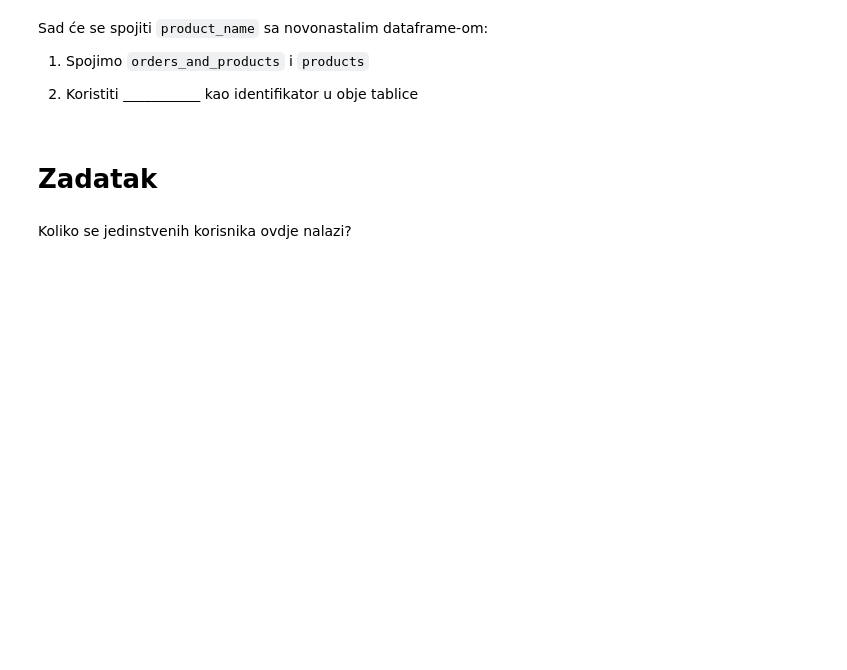
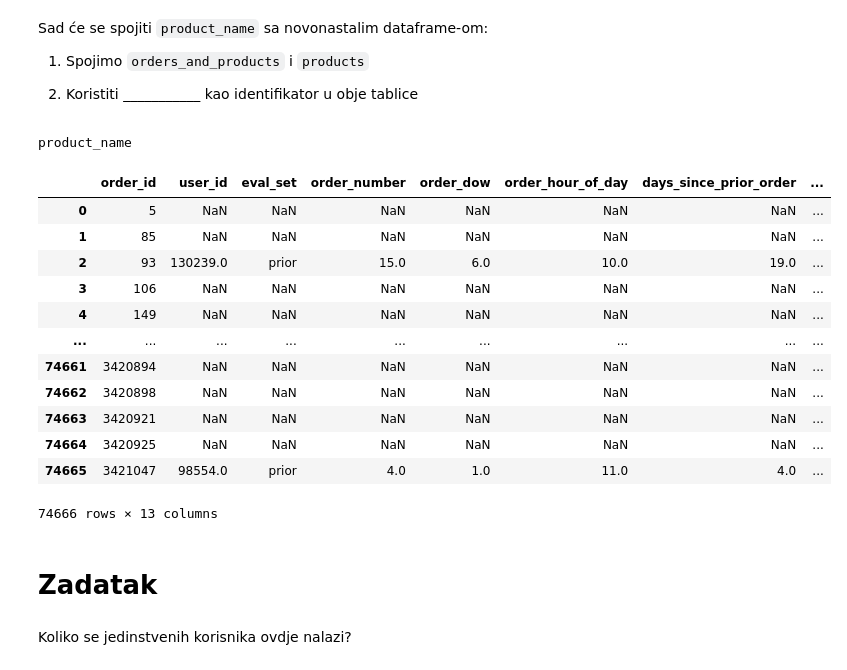
Before and after one commit to zobo24/Data_science_labs, a Jupyter notebook: lab_3/lab_3.ipynb, the cells around one changed output. Saved outputs shown, nothing was run; the diff lists cells and outputs as text; code cells hidden in the pictures; blank space fills up the shorter version.

```diff
--- a/lab_3/lab_3.ipynb
+++ b/lab_3/lab_3.ipynb
@@ -289,3 +274,9 @@ Dok gledamo tablicu koju pokušavamo ponovno stvoriti, primjećujemo da ne gleda
 1) Povežite `orders` i `order_products`
 
 2) Koristit će se _________ columna kako bi spojili informaciju između dva dataseta
+# %%
+
+# Povezivanje orders i order_products koristeći order_id
+orders_and_products  = pd.merge(orders, order_products, on='order_id', how='outer')
+
+print(orders_and_products )
@@ -297,6 +306,25 @@ Sad će se spojiti `product_name` sa novonastalim dataframe-om:
 1) Spojimo `orders_and_products` i `products`
 
 2) Koristiti ___________ kao identifikator u obje tablice
+# %%
+product_name = pd.merge(orders_and_products, products, on='product_id', how='left')
+
+display('product_name')
+# %% [output]
+product_name
+|  | order_id | user_id | eval_set | order_number | order_dow | order_hour_of_day | days_since_prior_order | ... |
+| 0 | 5 | NaN | NaN | NaN | NaN | NaN | NaN | ... |
+| 1 | 85 | NaN | NaN | NaN | NaN | NaN | NaN | ... |
+| 2 | 93 | 130239.0 | prior | 15.0 | 6.0 | 10.0 | 19.0 | ... |
+| 3 | 106 | NaN | NaN | NaN | NaN | NaN | NaN | ... |
+| 4 | 149 | NaN | NaN | NaN | NaN | NaN | NaN | ... |
+| ... | ... | ... | ... | ... | ... | ... | ... | ... |
+| 74661 | 3420894 | NaN | NaN | NaN | NaN | NaN | NaN | ... |
+| 74662 | 3420898 | NaN | NaN | NaN | NaN | NaN | NaN | ... |
+| 74663 | 3420921 | NaN | NaN | NaN | NaN | NaN | NaN | ... |
+| 74664 | 3420925 | NaN | NaN | NaN | NaN | NaN | NaN | ... |
+| 74665 | 3421047 | 98554.0 | prior | 4.0 | 1.0 | 11.0 | 4.0 | ... |
+74666 rows × 13 columns
 # %% [markdown]
 # Zadatak
 # %% [markdown]
```
Also changed, not shown: parts of 12 cells of this notebook.
